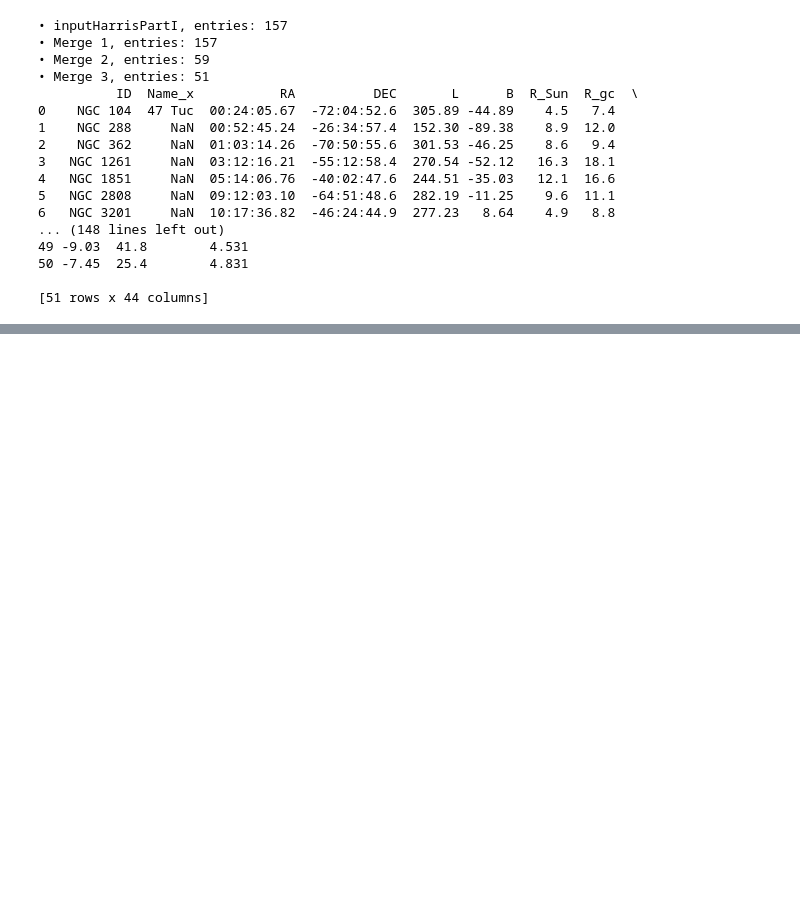
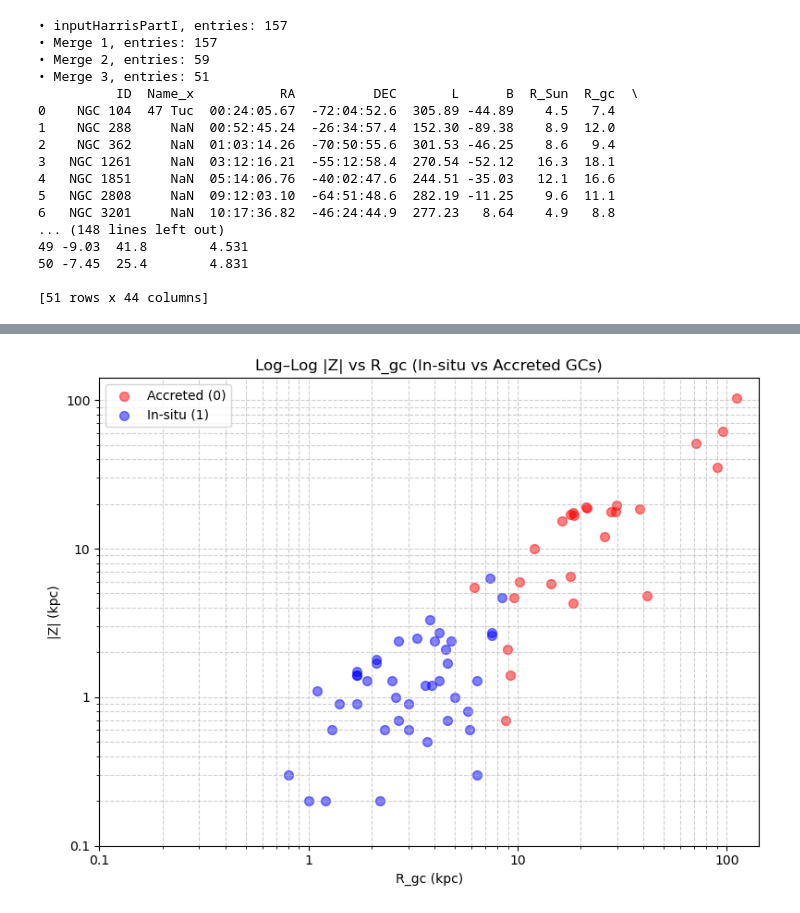
Before and after one commit to SS-UNSW/PHYS3116-Ethan-Slava, a Jupyter notebook: option1.ipynb, the cells around one changed output, grey strips where cells are left out. Cells and saved outputs as stored; diff of their text form; code cells hidden in the pictures; blank space fills up the shorter version.

```diff
--- a/option1.ipynb
+++ b/option1.ipynb
@@ -570,0 +543,52 @@ print(data_pos_inclusive[['ID','X','Y','Z']][pos2_filter])
+# %%
+# Attempt to plot GCs coordinate Z vs distance to galactic centre R_gc
+# as per spatial distribution analysis done in Belokurov & Kravtsov 2023
+# Load input
+df = pd.read_csv("Option 1/Combined_Harris_Krause_Belokurov.csv", index_col=False)
+
+# Define column names
+flag_col = "In-situ(1)/Accreted(0)"
+r_col = "R_gc"
+z_col = "Z"
+
+# Drop missing or zero values to avoid log(0)
+df = df[df[flag_col].notna()].copy()
+df[z_col] = pd.to_numeric(df[z_col], errors='coerce')
+df[r_col] = pd.to_numeric(df[r_col], errors='coerce')
+df = df[(df[z_col] > 0) & (df[r_col] > 0)].copy()
+
+# Compute |Z|
+df["absZ"] = df[z_col].abs()
+
+# Separate by population
+is_insitu = df[flag_col].astype(int) == 1
+is_accreted = df[flag_col].astype(int) == 0
+
+# Create figure
+plt.figure(figsize=(8,6))
+
+# Scatter with log axes
+plt.scatter(df.loc[is_accreted, r_col], df.loc[is_accreted, "absZ"], s=50, alpha=0.5, color='red', label="Accreted (0)")
+
+plt.scatter(df.loc[is_insitu, r_col], df.loc[is_insitu, "absZ"], s=50, alpha=0.5, color='blue', label="In-situ (1)")
+
+# Logarithmic scale
+plt.xscale('log')
+plt.yscale('log')
+
+# Tick marks at 0.1, 1, 10, 100 kpc
+ticks = [0.1, 1, 10, 100]
+plt.xticks(ticks, [str(t) for t in ticks])
+plt.yticks(ticks, [str(t) for t in ticks])
+
+# Labels and grid
+plt.xlabel("R_gc (kpc)")
+plt.ylabel("|Z| (kpc)")
+plt.title("Log–Log |Z| vs R_gc (In-situ vs Accreted GCs)")
+plt.grid(True, which="both", ls="--", alpha=0.6)
+plt.legend()
+plt.tight_layout()
+
+plt.show()
+# %% [output]
+[figure, added]
```
Also changed, not shown: parts of 12 cells of this notebook, 2 other files.
